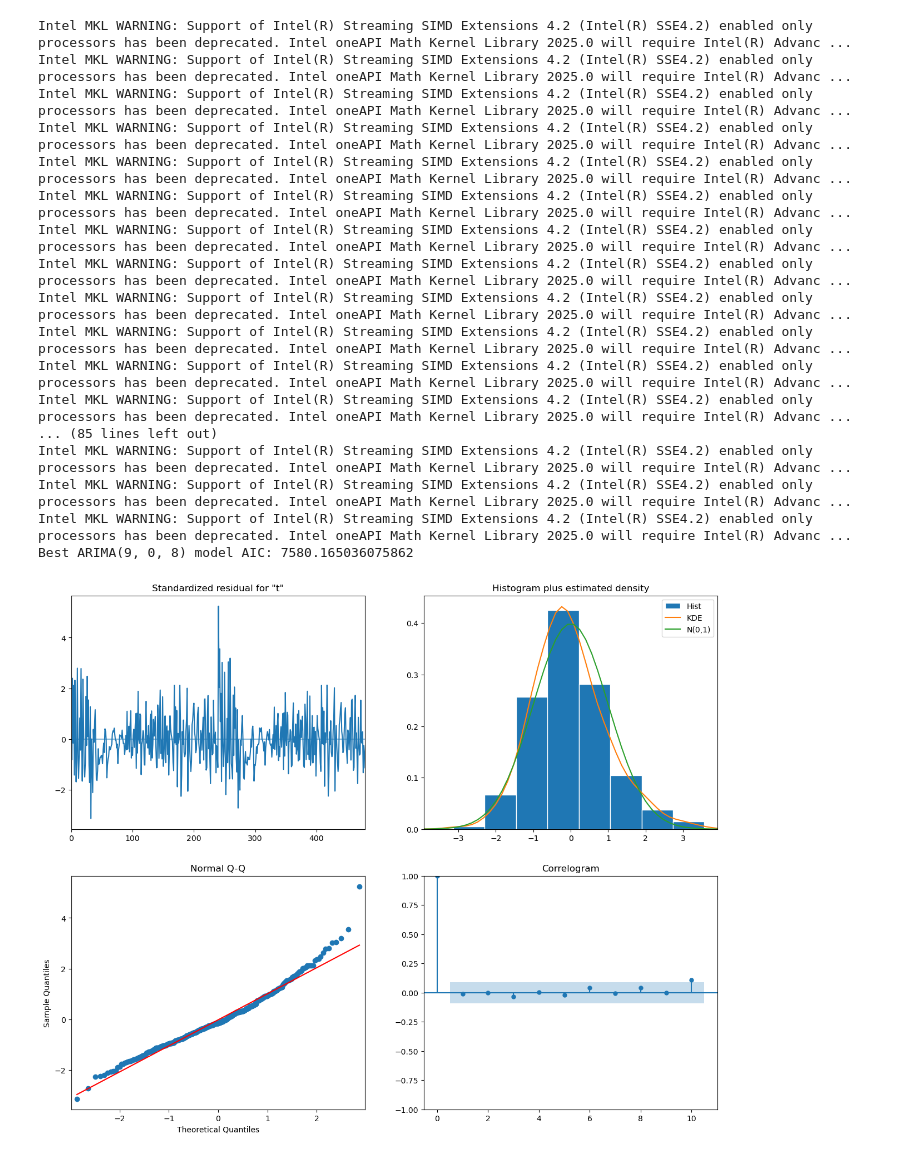
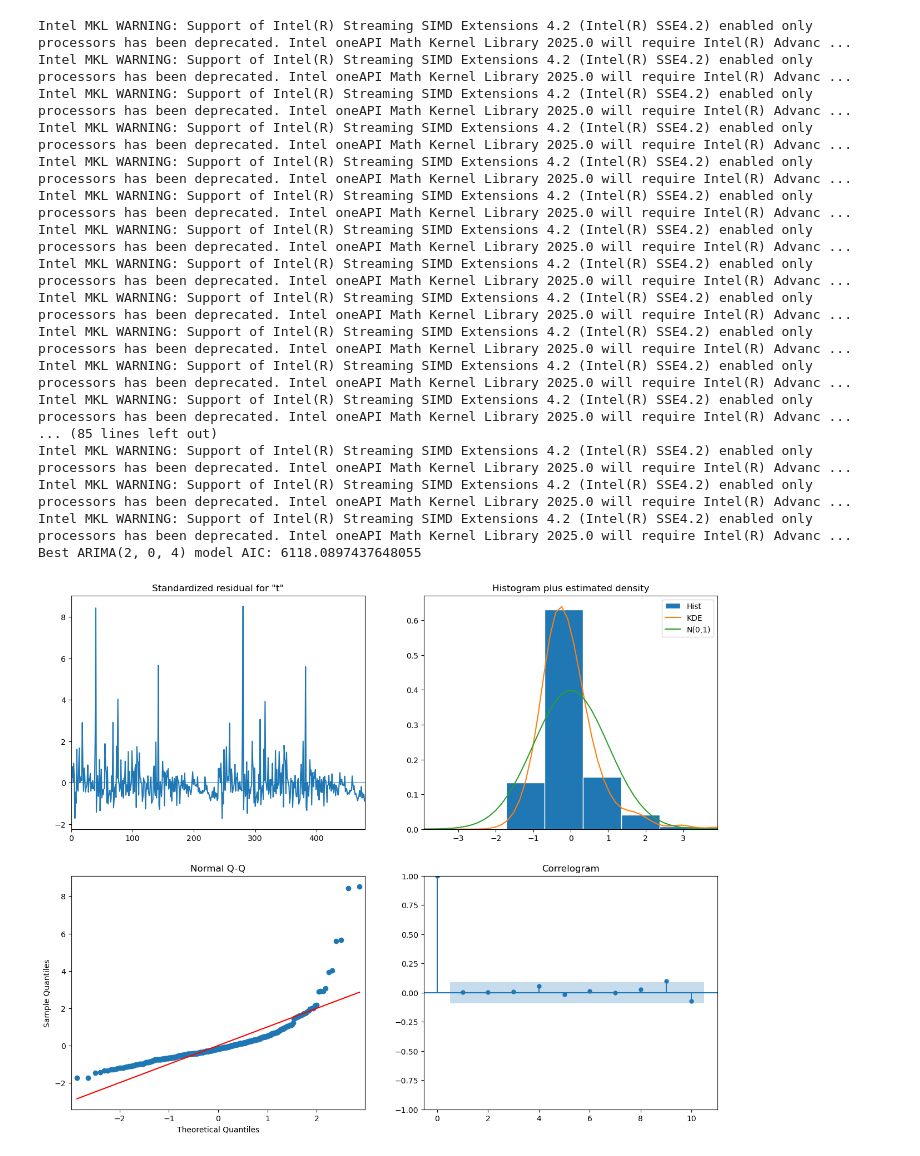
Before and after one commit to alfonso1003/building_permits_survey, a Jupyter notebook: notebooks/analysis.ipynb, the cells around one changed output. Saved outputs shown, nothing was run; the diff lists cells and outputs as text; code cells hidden in the pictures.

```diff
--- a/notebooks/analysis.ipynb
+++ b/notebooks/analysis.ipynb
@@ -47,5 +44,5 @@ Intel MKL WARNING: Support of Intel(R) Streaming SIMD Extensions 4.2 (Intel(R) S
 # %%
-data = get_data("atlanta")
+data = get_data("el paso")
 data.plot(grid=True)
 plt.show()
 # %% [output]
@@ -75,11 +71,14 @@ p_val = results[1]
 
 print("The p-value of the building permits data is: " + str(p_val))
 
+stationary = None
 if p_val < 0.05:
+    stationary = True
     print(
         "We can reject the null hypothesis that the building permits series has a unit root, with 95% confidence. The series is likely stationary."
     )
 else:
+    stationary = False
     print(
         "We cannot reject the null hypothesis that the building permits series has a unit root, with 95% confidence. The series may be non-stationary."
     )
@@ -104,8 +103,9 @@ We can reject the null hypothesis that the building permits series has a unit ro
 # %%
 # Define the range for p and q parameters
 p = range(0, 10)
+d = [0] if stationary else range(0,10)
 q = range(0, 10)
-pdq = list(itertools.product(p, [0], q))  # [0] for d since series is stationary
+pdq = list(itertools.product(p, d, q))
 
 best_aic = float("inf")
 best_order = None
@@ -116,35 +116,35 @@ for order in pdq:
         model = ARIMA(data["total"], order=order)
         results = model.fit()
         if results.aic < best_aic:
             best_aic = results.aic
             best_order = order
             best_model = results
     except Exception as e:
         continue
 
 print(f"Best ARIMA{best_order} model AIC: {best_aic}")
 
 best_model.plot_diagnostics(figsize=(15, 12))
 plt.show()
 # %% [output]
 Intel MKL WARNING: Support of Intel(R) Streaming SIMD Extensions 4.2 (Intel(R) SSE4.2) enabled only processors has been deprecated. Intel oneAPI Math Kernel Library 2025.0 will require Intel(R) Advanc ...
 Intel MKL WARNING: Support of Intel(R) Streaming SIMD Extensions 4.2 (Intel(R) SSE4.2) enabled only processors has been deprecated. Intel oneAPI Math Kernel Library 2025.0 will require Intel(R) Advanc ...
 Intel MKL WARNING: Support of Intel(R) Streaming SIMD Extensions 4.2 (Intel(R) SSE4.2) enabled only processors has been deprecated. Intel oneAPI Math Kernel Library 2025.0 will require Intel(R) Advanc ...
 Intel MKL WARNING: Support of Intel(R) Streaming SIMD Extensions 4.2 (Intel(R) SSE4.2) enabled only processors has been deprecated. Intel oneAPI Math Kernel Library 2025.0 will require Intel(R) Advanc ...
 Intel MKL WARNING: Support of Intel(R) Streaming SIMD Extensions 4.2 (Intel(R) SSE4.2) enabled only processors has been deprecated. Intel oneAPI Math Kernel Library 2025.0 will require Intel(R) Advanc ...
 Intel MKL WARNING: Support of Intel(R) Streaming SIMD Extensions 4.2 (Intel(R) SSE4.2) enabled only processors has been deprecated. Intel oneAPI Math Kernel Library 2025.0 will require Intel(R) Advanc ...
 Intel MKL WARNING: Support of Intel(R) Streaming SIMD Extensions 4.2 (Intel(R) SSE4.2) enabled only processors has been deprecated. Intel oneAPI Math Kernel Library 2025.0 will require Intel(R) Advanc ...
 Intel MKL WARNING: Support of Intel(R) Streaming SIMD Extensions 4.2 (Intel(R) SSE4.2) enabled only processors has been deprecated. Intel oneAPI Math Kernel Library 2025.0 will require Intel(R) Advanc ...
 Intel MKL WARNING: Support of Intel(R) Streaming SIMD Extensions 4.2 (Intel(R) SSE4.2) enabled only processors has been deprecated. Intel oneAPI Math Kernel Library 2025.0 will require Intel(R) Advanc ...
 Intel MKL WARNING: Support of Intel(R) Streaming SIMD Extensions 4.2 (Intel(R) SSE4.2) enabled only processors has been deprecated. Intel oneAPI Math Kernel Library 2025.0 will require Intel(R) Advanc ...
 Intel MKL WARNING: Support of Intel(R) Streaming SIMD Extensions 4.2 (Intel(R) SSE4.2) enabled only processors has been deprecated. Intel oneAPI Math Kernel Library 2025.0 will require Intel(R) Advanc ...
 Intel MKL WARNING: Support of Intel(R) Streaming SIMD Extensions 4.2 (Intel(R) SSE4.2) enabled only processors has been deprecated. Intel oneAPI Math Kernel Library 2025.0 will require Intel(R) Advanc ...
 ... (85 lines left out)
 Intel MKL WARNING: Support of Intel(R) Streaming SIMD Extensions 4.2 (Intel(R) SSE4.2) enabled only processors has been deprecated. Intel oneAPI Math Kernel Library 2025.0 will require Intel(R) Advanc ...
 Intel MKL WARNING: Support of Intel(R) Streaming SIMD Extensions 4.2 (Intel(R) SSE4.2) enabled only processors has been deprecated. Intel oneAPI Math Kernel Library 2025.0 will require Intel(R) Advanc ...
 Intel MKL WARNING: Support of Intel(R) Streaming SIMD Extensions 4.2 (Intel(R) SSE4.2) enabled only processors has been deprecated. Intel oneAPI Math Kernel Library 2025.0 will require Intel(R) Advanc ...
-Best ARIMA(9, 0, 8) model AIC: 7580.165036075862
+Best ARIMA(2, 0, 4) model AIC: 6118.0897437648055
-[figure, old version]
+[figure, new version]
 # %%
 # ensure data's index is a DateTimeIndex and properly formatted
 data.index = pd.to_datetime(data.index)
```
Also changed, not shown: parts of 5 cells of this notebook, 1 other file.
